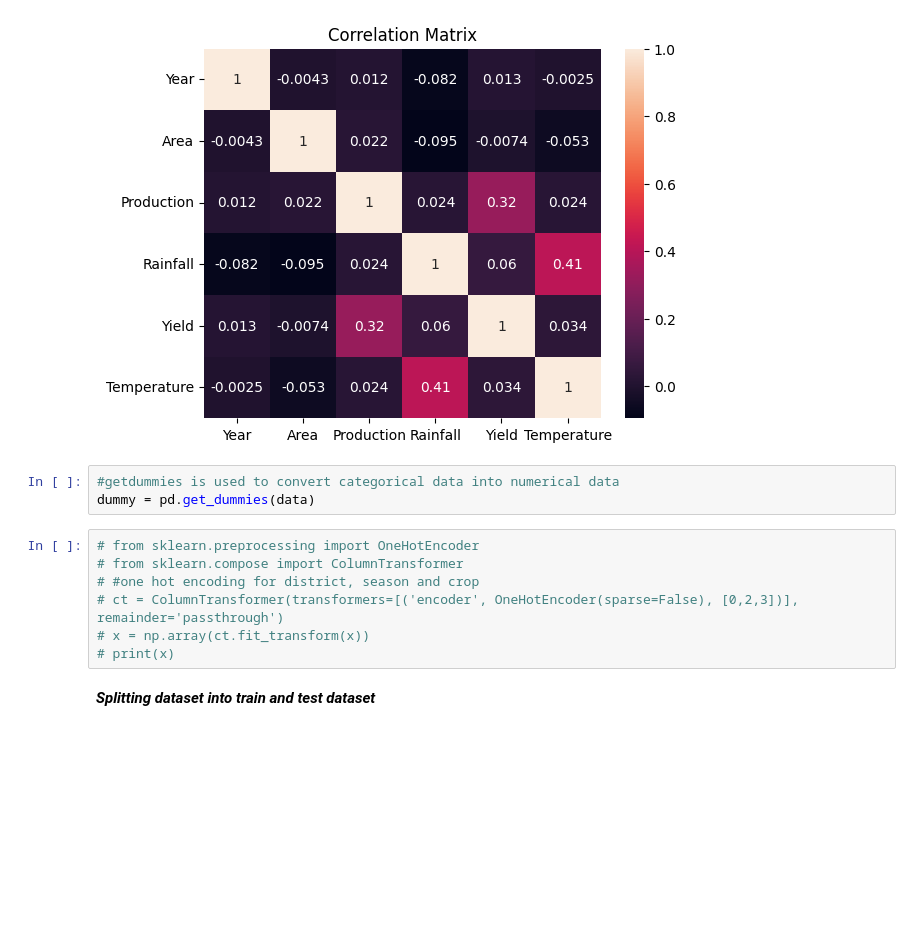
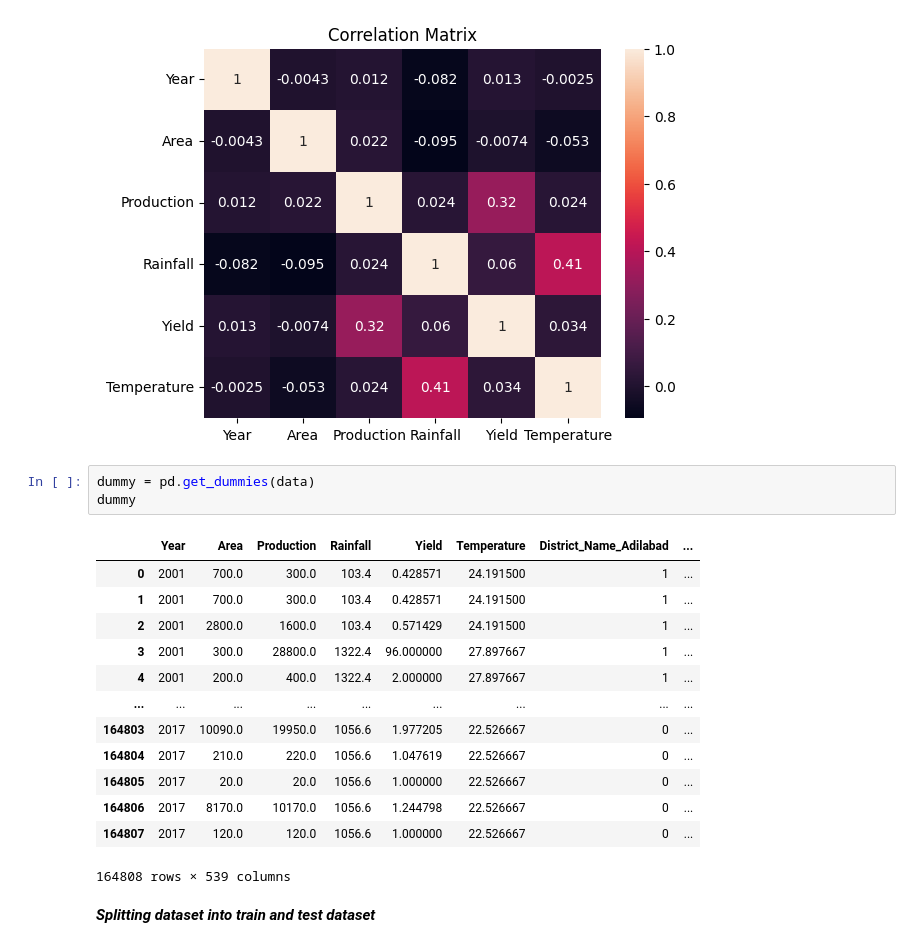
Before and after one commit to vashz151/Quick-crop, a Jupyter notebook: backend/ML/Yield.ipynb, the cells around one changed output. Saved outputs shown, nothing was run; the diff lists cells and outputs as text; blank space fills up the shorter version.

```diff
--- a/backend/ML/Yield.ipynb
+++ b/backend/ML/Yield.ipynb
@@ -77,16 +77,23 @@ plt.title('Correlation Matrix')
 # %% [output]
 Text(0.5, 1.0, 'Correlation Matrix')
 [figure]
-# %%
-#getdummies is used to convert categorical data into numerical data
-dummy = pd.get_dummies(data)
-# %%
-# from sklearn.preprocessing import OneHotEncoder
-# from sklearn.compose import ColumnTransformer
-# #one hot encoding for district, season and crop
-# ct = ColumnTransformer(transformers=[('encoder', OneHotEncoder(sparse=False), [0,2,3])], remainder='passthrough')
-# x = np.array(ct.fit_transform(x))
-# print(x)
+# %%
+dummy = pd.get_dummies(data)
+dummy
+# %% [output]
+|  | Year | Area | Production | Rainfall | Yield | Temperature | District_Name_Adilabad | ... |
+| 0 | 2001 | 700.0 | 300.0 | 103.4 | 0.428571 | 24.191500 | 1 | ... |
+| 1 | 2001 | 700.0 | 300.0 | 103.4 | 0.428571 | 24.191500 | 1 | ... |
+| 2 | 2001 | 2800.0 | 1600.0 | 103.4 | 0.571429 | 24.191500 | 1 | ... |
+| 3 | 2001 | 300.0 | 28800.0 | 1322.4 | 96.000000 | 27.897667 | 1 | ... |
+| 4 | 2001 | 200.0 | 400.0 | 1322.4 | 2.000000 | 27.897667 | 1 | ... |
+| ... | ... | ... | ... | ... | ... | ... | ... | ... |
+| 164803 | 2017 | 10090.0 | 19950.0 | 1056.6 | 1.977205 | 22.526667 | 0 | ... |
+| 164804 | 2017 | 210.0 | 220.0 | 1056.6 | 1.047619 | 22.526667 | 0 | ... |
+| 164805 | 2017 | 20.0 | 20.0 | 1056.6 | 1.000000 | 22.526667 | 0 | ... |
+| 164806 | 2017 | 8170.0 | 10170.0 | 1056.6 | 1.244798 | 22.526667 | 0 | ... |
+| 164807 | 2017 | 120.0 | 120.0 | 1056.6 | 1.000000 | 22.526667 | 0 | ... |
+164808 rows × 539 columns
 # %% [markdown]
 <b><i> Splitting dataset into train and test dataset </i></b>
 # %%
```
Also changed, not shown: parts of 17 cells of this notebook, 8 other files.
